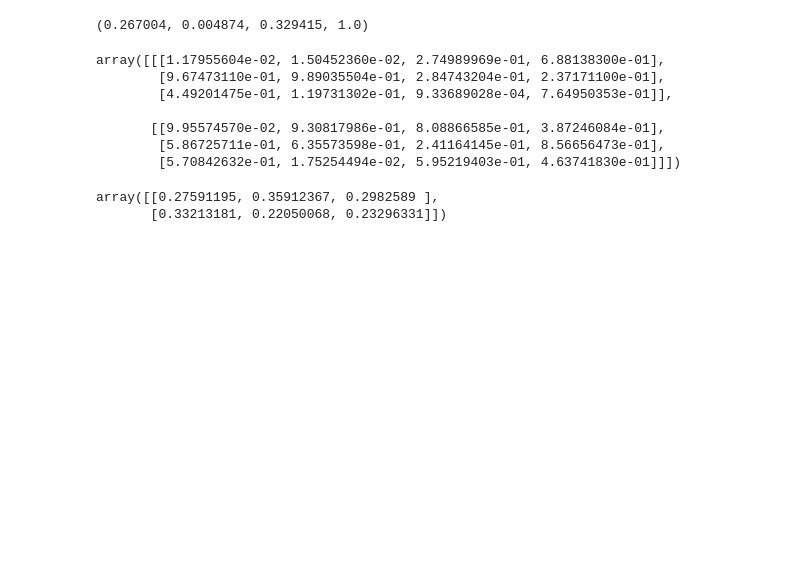
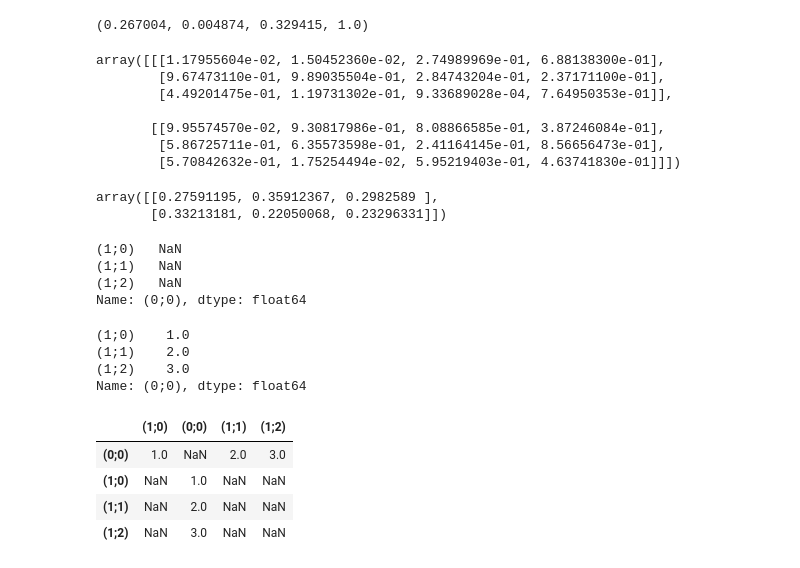
Before and after one commit to Julian-Webb/auto-cell-signal-extraction, a Jupyter notebook: notebooks/testing.ipynb, the cells around one changed output. Saved outputs shown, nothing was run; the diff lists cells and outputs as text; code cells hidden in the pictures; blank space fills up the shorter version.

```diff
--- a/notebooks/testing.ipynb
+++ b/notebooks/testing.ipynb
@@ -217,3 +217,44 @@ arr.std(axis=2)
 # %% [output]
 array([[0.27591195, 0.35912367, 0.2982589 ],
        [0.33213181, 0.22050068, 0.23296331]])
+# %%
+import pandas as pd
+from src.utils.ROI import ROI
+import numpy as np
+
+roi = ROI(0, 0)
+compare_to = [ROI(1, 0), ROI(1, 1), ROI(1, 2)]
+dists = np.array([1, 2, 3])
+ser = pd.Series(index=compare_to, name=roi)
+ser
+# %% [output]
+(1;0)   NaN
+(1;1)   NaN
+(1;2)   NaN
+Name: (0;0), dtype: float64
+# %%
+for i in range(3):
+    ser[compare_to[i]] = dists[i]
+# %%
+ser
+# %% [output]
+(1;0)    1.0
+(1;1)    2.0
+(1;2)    3.0
+Name: (0;0), dtype: float64
+# %%
+df = pd.DataFrame()
+# for i in range(3):
+#     df.loc[roi, compare_to[i]] = dists[i]
+roi1 = ser.name
+for roi2, dist in ser.items():
+    df.loc[roi1, roi2] = dist
+    df.loc[roi2, roi1] = dist
+
+df
+# %% [output]
+|  | (1;0) | (0;0) | (1;1) | (1;2) |
+| (0;0) | 1.0 | NaN | 2.0 | 3.0 |
+| (1;0) | NaN | 1.0 | NaN | NaN |
+| (1;1) | NaN | 2.0 | NaN | NaN |
+| (1;2) | NaN | 3.0 | NaN | NaN |
```
Also changed, not shown: 9 other files.
